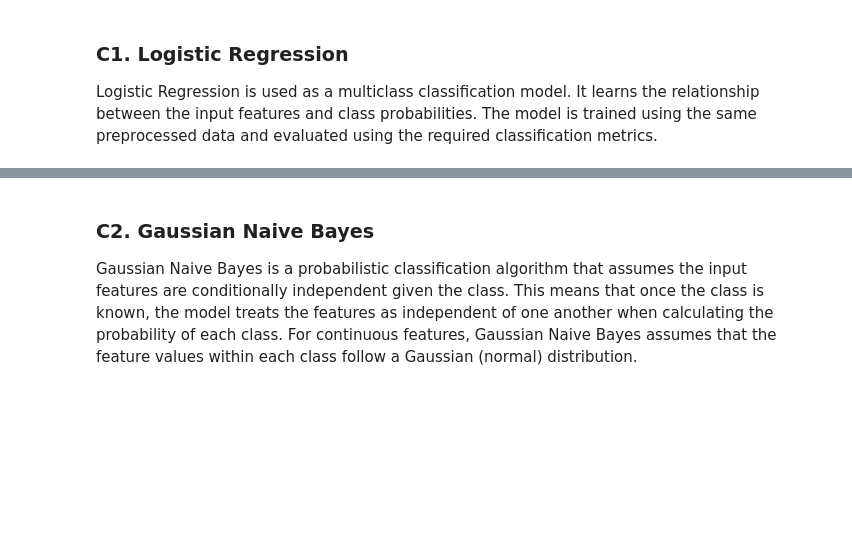
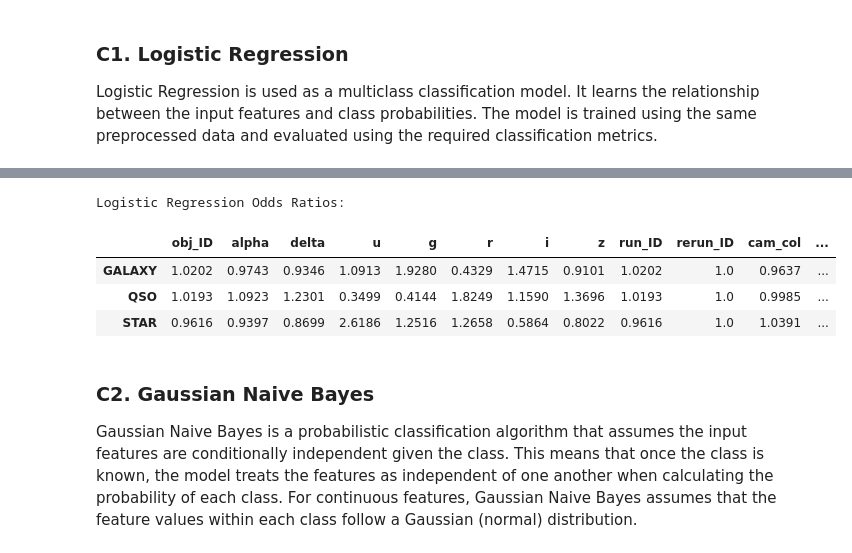
Before and after one commit to Reshma925/Vectora, a Jupyter notebook: ML_CLASSIFICATION_TRACKA/classification.ipynb, the cells around one changed output, grey strips where cells are left out. Saved outputs shown, nothing was run; the diff lists cells and outputs as text; code cells hidden in the pictures; blank space fills up the shorter version.

```diff
--- a/ML_CLASSIFICATION_TRACKA/classification.ipynb
+++ b/ML_CLASSIFICATION_TRACKA/classification.ipynb
@@ -642,6 +650,21 @@ Logistic Regression Coefficients:
 | GALAXY | 0.020013 | -0.026084 | -0.067632 | 0.087331 | 0.656489 | -0.837209 | 0.386256 | -0.094150 | 0.020022 | 0.0 | -0.036929 | ... |
 | QSO | 0.019137 | 0.088298 | 0.207058 | -1.049982 | -0.880917 | 0.601542 | 0.147565 | 0.314546 | 0.019134 | 0.0 | -0.001454 | ... |
 | STAR | -0.039150 | -0.062214 | -0.139425 | 0.962651 | 0.224428 | 0.235667 | -0.533821 | -0.220396 | -0.039156 | 0.0 | 0.038383 | ... |
+# %%
+# Odds Ratios
+odds_ratio_table = pd.DataFrame(
+    np.exp(logistic_model.coef_),
+    columns=X.columns,
+    index=label_encoder.classes_
+)
+print("\nLogistic Regression Odds Ratios:")
+display(odds_ratio_table.round(4))
+# %% [output]
+Logistic Regression Odds Ratios:
+|  | obj_ID | alpha | delta | u | g | r | i | z | run_ID | rerun_ID | cam_col | ... |
+| GALAXY | 1.0202 | 0.9743 | 0.9346 | 1.0913 | 1.9280 | 0.4329 | 1.4715 | 0.9101 | 1.0202 | 1.0 | 0.9637 | ... |
+| QSO | 1.0193 | 1.0923 | 1.2301 | 0.3499 | 0.4144 | 1.8249 | 1.1590 | 1.3696 | 1.0193 | 1.0 | 0.9985 | ... |
+| STAR | 0.9616 | 0.9397 | 0.8699 | 2.6186 | 1.2516 | 1.2658 | 0.5864 | 0.8022 | 0.9616 | 1.0 | 1.0391 | ... |
 # %% [markdown]
 ### C2. Gaussian Naive Bayes
 Gaussian Naive Bayes is a probabilistic classification algorithm that assumes the input features are conditionally independent given the class. This means that once the class is known, the model treats the features as independent of one another when calculating the probability of each class. For continuous features, Gaussian Naive Bayes assumes that the feature values within each class follow a Gaussian (normal) distribution.
```
Also changed, not shown: parts of 6 cells of this notebook, 2 other files.
